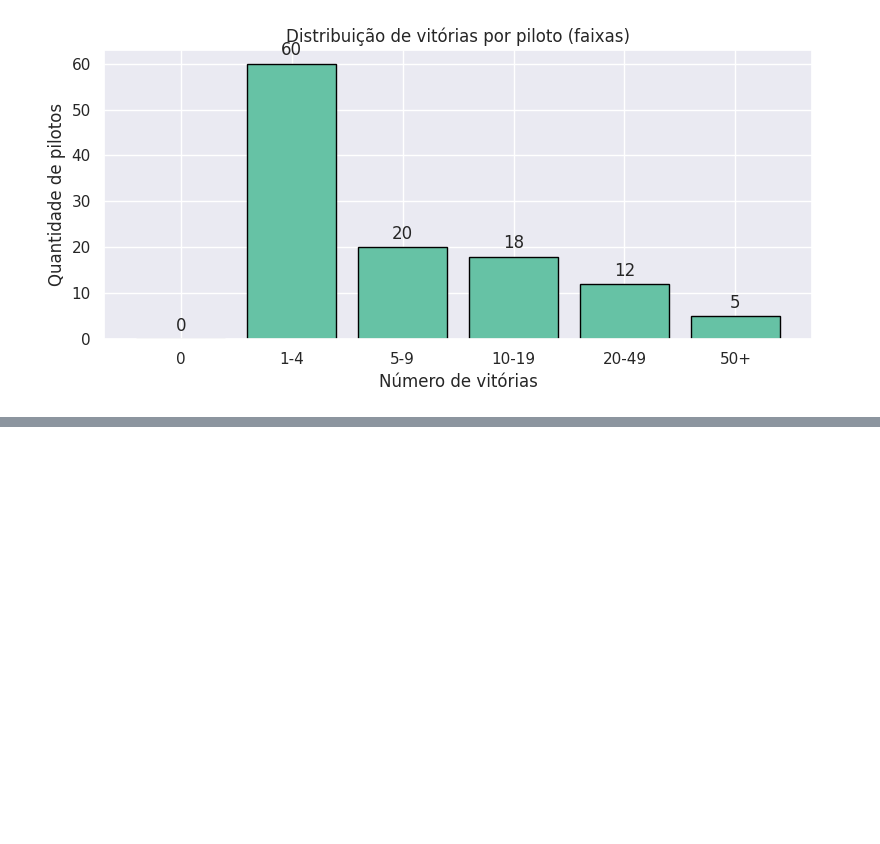
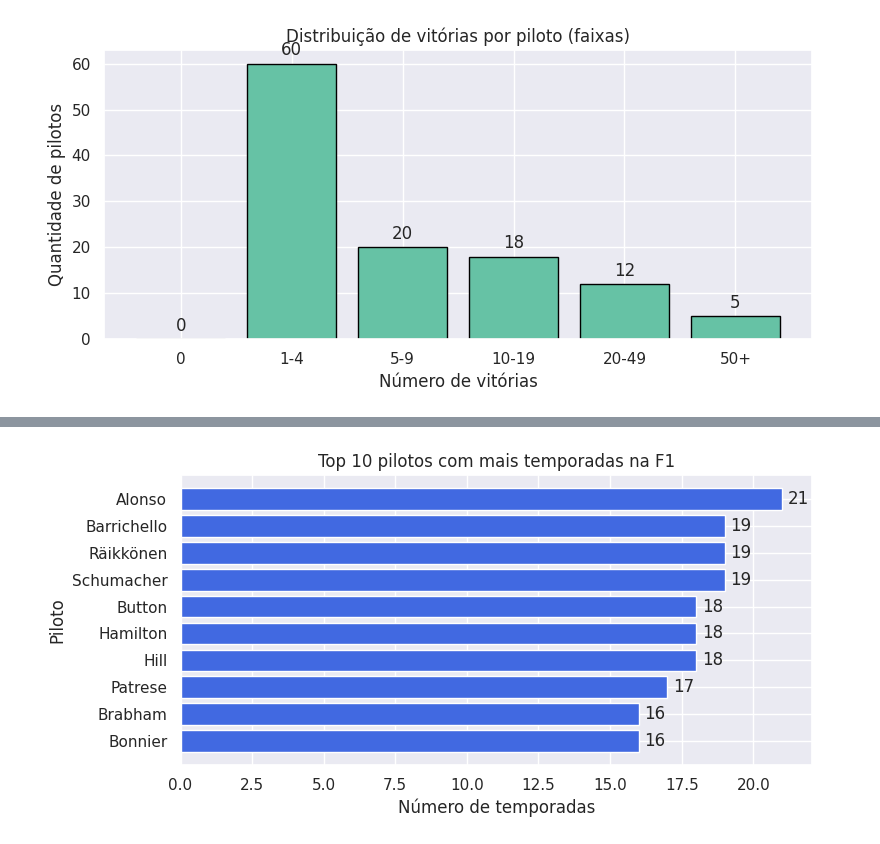
Before and after one commit to sauloverissimo/analise_de_dados_puc, a Jupyter notebook: MVP_analise_de_dados_puc.ipynb, the cells around one changed output, grey strips where cells are left out. Saved outputs shown, nothing was run; the diff lists cells and outputs as text; code cells hidden in the pictures; blank space fills up the shorter version.

```diff
--- a/MVP_analise_de_dados_puc.ipynb
+++ b/MVP_analise_de_dados_puc.ipynb
@@ -443,0 +500,24 @@ plt.show()
+# %%
+# Recalcular temporadas por piloto
+tempos_por_piloto = results_com_ano.groupby('driverId')['year'].nunique()
+top_pilotos = tempos_por_piloto.sort_values(ascending=False).head(10)
+# Obter nomes
+nomes_top = df_drivers.set_index('driverId').loc[top_pilotos.index, 'surname']
+
+import matplotlib.pyplot as plt
+
+plt.figure(figsize=(8,4))
+bars = plt.barh(nomes_top[::-1], top_pilotos[::-1], color='royalblue')  # Plot do menor para o maior
+
+# Adiciona rótulos de dados
+for bar in bars:
+    width = bar.get_width()
+    plt.text(width+0.2, bar.get_y() + bar.get_height()/2, f'{int(width)}', va='center')
+
+plt.title('Top 10 pilotos com mais temporadas na F1')
+plt.xlabel('Número de temporadas')
+plt.ylabel('Piloto')
+plt.tight_layout()
+plt.show()
+# %% [output]
+[figure, added]
```
Also changed, not shown: parts of 40 cells of this notebook.
